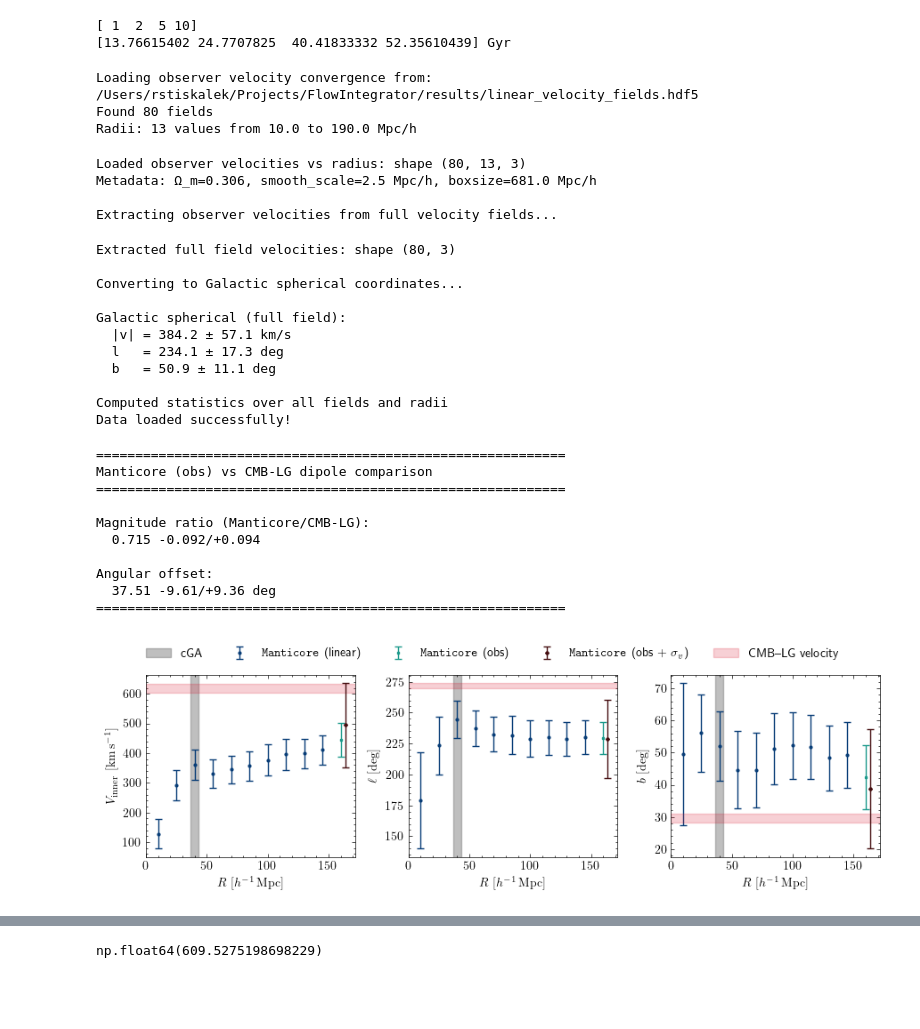
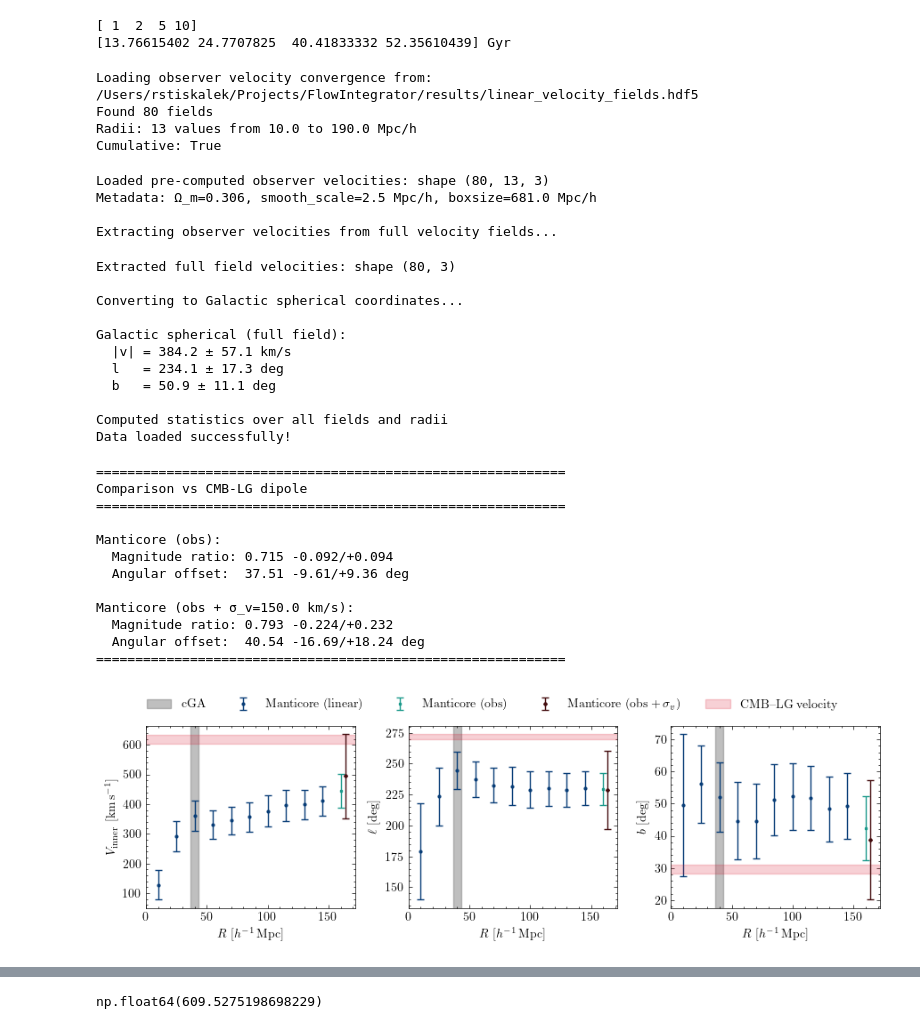
Before and after one commit to Richard-Sti/FlowIntegrator, a Jupyter notebook: notebooks/paper_plots.ipynb, the cells around one changed output, grey strips where cells are left out. Cells and saved outputs as stored; diff of their text form; code cells hidden in the pictures; blank space fills up the shorter version.

Commit message:
Update plots

```diff
--- a/notebooks/paper_plots.ipynb
+++ b/notebooks/paper_plots.ipynb
@@ -242,12 +239,13 @@ print(cosmo.age(z))
 [ 1  2  5 10]
 [13.76615402 24.7707825  40.41833332 52.35610439] Gyr
 # %%
-data = load_observer_velocity_convergence("/Users/rstiskalek/Projects/FlowIntegrator/results/linear_velocity_fields.hdf5")
+data_convergence = load_observer_velocity_convergence("/Users/rstiskalek/Projects/FlowIntegrator/results/linear_velocity_fields.hdf5")
 # %% [output]
 Loading observer velocity convergence from: /Users/rstiskalek/Projects/FlowIntegrator/results/linear_velocity_fields.hdf5
 Found 80 fields
 Radii: 13 values from 10.0 to 190.0 Mpc/h
+Cumulative: True
-Loaded observer velocities vs radius: shape (80, 13, 3)
+Loaded pre-computed observer velocities: shape (80, 13, 3)
 Metadata: Ω_m=0.306, smooth_scale=2.5 Mpc/h, boxsize=681.0 Mpc/h
 
 Extracting observer velocities from full velocity fields...
@@ -263,21 +261,23 @@ Galactic spherical (full field):
 Computed statistics over all fields and radii
 Data loaded successfully!
 # %%
-fig, axes = plot_observer_velocity_convergence(data, output_file=None)
+fig, axes = plot_observer_velocity_convergence(data_convergence, output_file=None)
 fig.savefig("/Users/rstiskalek/Downloads/manticore_velocity.pdf", dpi=300)
 display(fig)
 # %% [output]
 ============================================================
-Manticore (obs) vs CMB-LG dipole comparison
+Comparison vs CMB-LG dipole
 ============================================================
 
-Magnitude ratio (Manticore/CMB-LG):
-  0.715 -0.092/+0.094
+Manticore (obs):
+  Magnitude ratio: 0.715 -0.092/+0.094
+  Angular offset:  37.51 -9.61/+9.36 deg
 
-Angular offset:
-  37.51 -9.61/+9.36 deg
+Manticore (obs + σ_v=150.0 km/s):
+  Magnitude ratio: 0.793 -0.224/+0.232
+  Angular offset:  40.54 -16.69/+18.24 deg
 ============================================================
-[figure, old version]
+[figure, new version]
 # %%
 fig, ax = plot_velocity_convergence(
     "/Users/rstiskalek/Projects/FlowIntegrator/results/quijote_fiducial_velocity_convergence_PCS_z0.npz",
```
Also changed, not shown: parts of 6 cells of this notebook.
